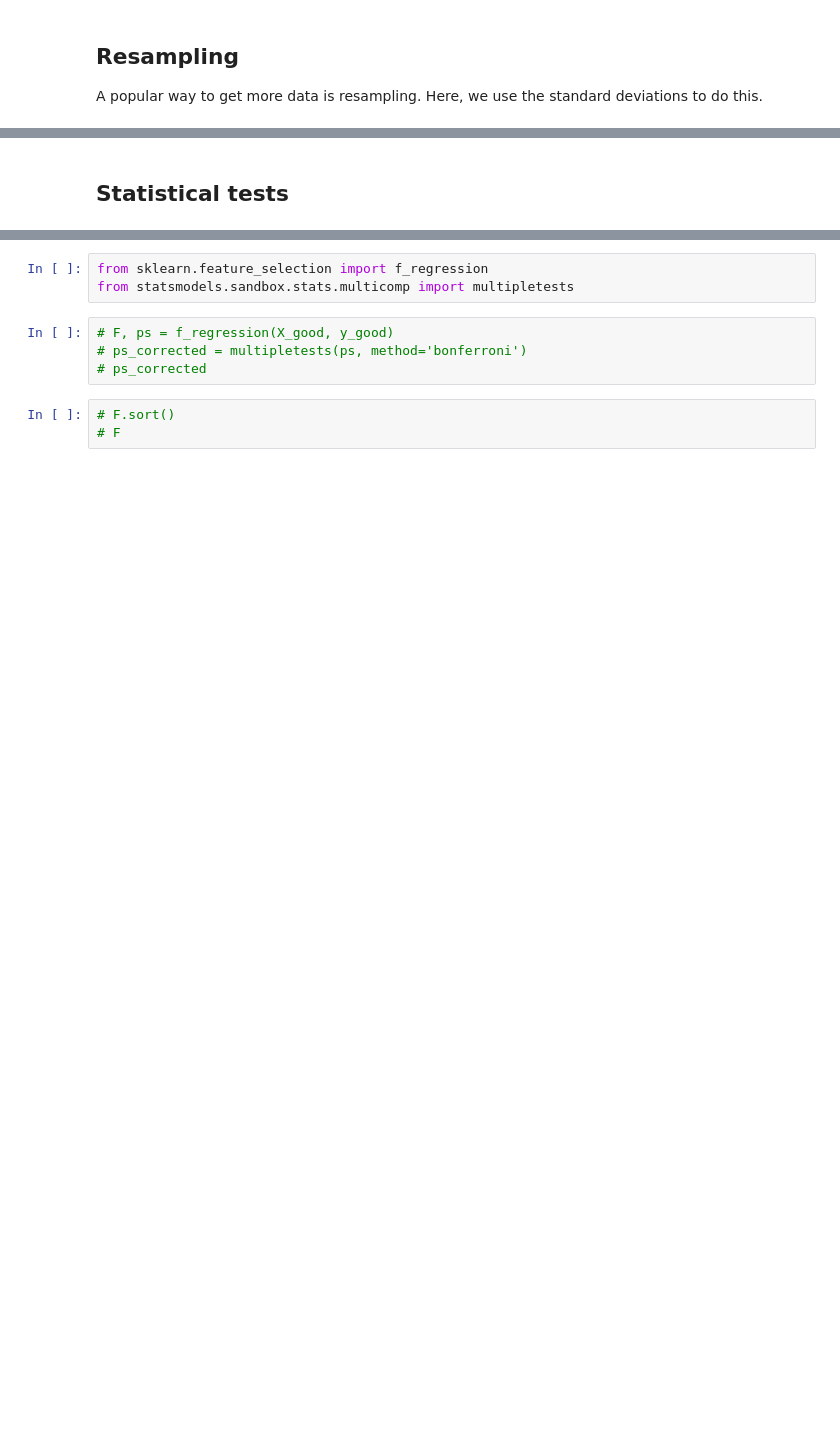
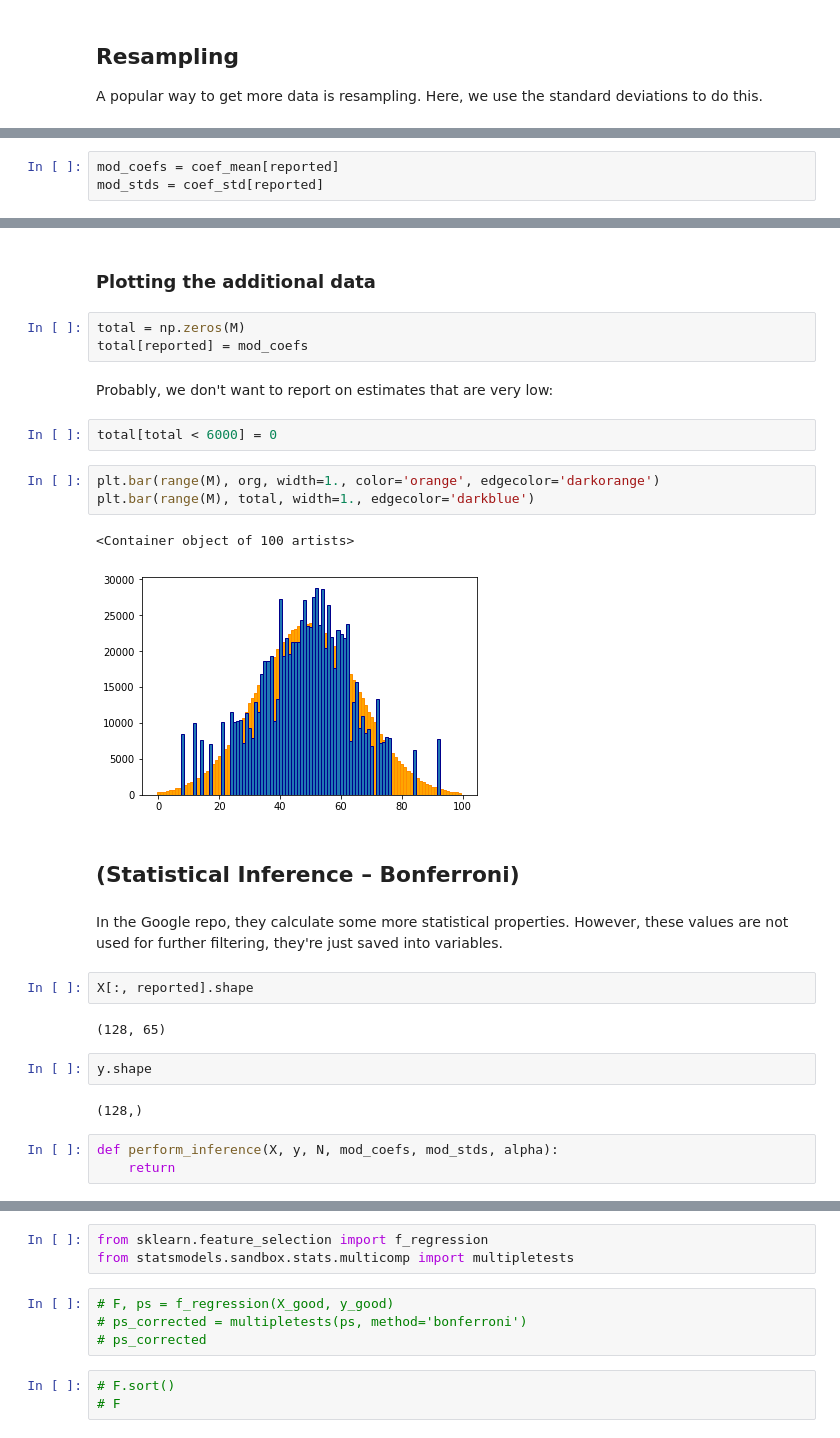
Before and after one commit to mozilla/rappor-aggregator, a Jupyter notebook: RAPPOR.ipynb, the cells around one changed output, grey strips where cells are left out. Drawn from its saved outputs; the diff is of its cells as text; blank space fills up the shorter version.

```diff
--- a/RAPPOR.ipynb
+++ b/RAPPOR.ipynb
@@ -466,0 +491,3 @@ coefs
+# %%
+mod_coefs = coef_mean[reported]
+mod_stds = coef_std[reported]
@@ -467,2 +535,30 @@ coefs
+# %% [markdown]
+### Plotting the additional data
+# %%
+total = np.zeros(M)
+total[reported] = mod_coefs
+# %% [markdown]
+Probably, we don't want to report on estimates that are very low:
+# %%
+total[total < 6000] = 0
+# %%
+plt.bar(range(M), org, width=1., color='orange', edgecolor='darkorange')
+plt.bar(range(M), total, width=1., edgecolor='darkblue')
+# %% [output]
+<Container object of 100 artists>
+[figure, added]
 # %% [markdown]
-## Statistical tests
+## (Statistical Inference – Bonferroni)
+# %% [markdown]
+In the Google repo, they calculate some more statistical properties. However, these values are not used for further filtering, they're just saved into variables.
+# %%
+X[:, reported].shape
+# %% [output]
+(128, 65)
+# %%
+y.shape
+# %% [output]
+(128,)
+# %%
+def perform_inference(X, y, N, mod_coefs, mod_stds, alpha):
+    return
```
Also changed, not shown: parts of 27 cells of this notebook.
